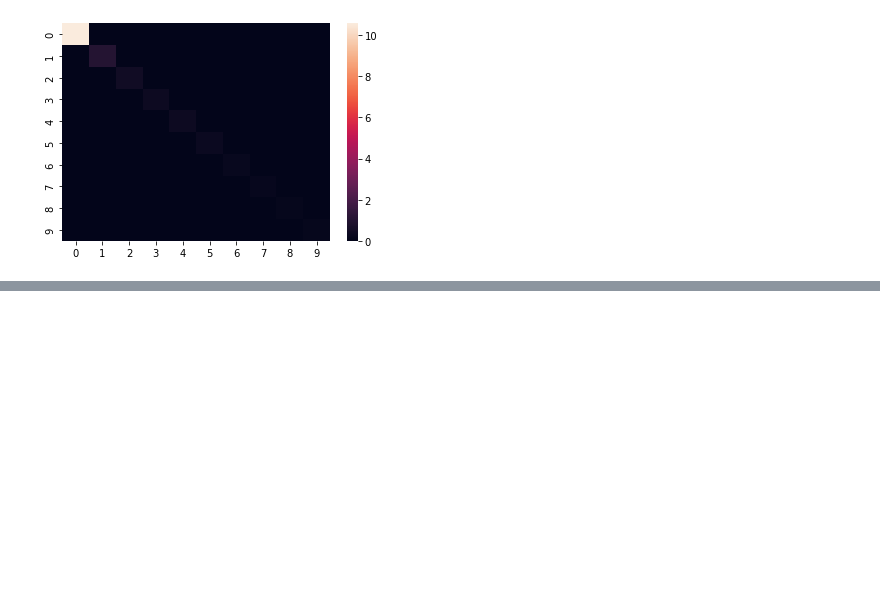
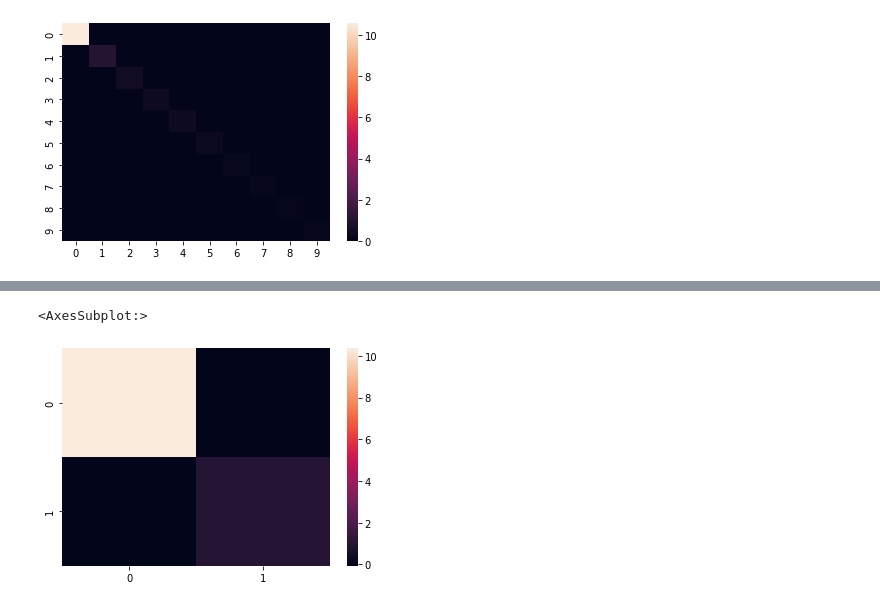
Before and after one commit to YinterestingProjects/milestone_2, a Jupyter notebook: modeling/4_baseline_model_export.ipynb, the cells around one changed output, grey strips where cells are left out. Cells and saved outputs as stored; diff of their text form; code cells hidden in the pictures; blank space fills up the shorter version.

```diff
--- a/modeling/4_baseline_model_export.ipynb
+++ b/modeling/4_baseline_model_export.ipynb
@@ -320,0 +326,3 @@ plot_pca(pca)
+# %%
+pca_sparse = SparsePCA(n_components=2, random_state=rng)
+X_train_pca_sparse = pca_sparse.fit_transform(X_train_t.toarray())
@@ -320,0 +333,5 @@ plot_pca(pca)
+# %%
+sns.heatmap(empirical_covariance(X_train_pca_sparse))
+# %% [output]
+<AxesSubplot:>
+[figure, added]
```
Also changed, not shown: parts of 12 cells of this notebook, 3 other files.
